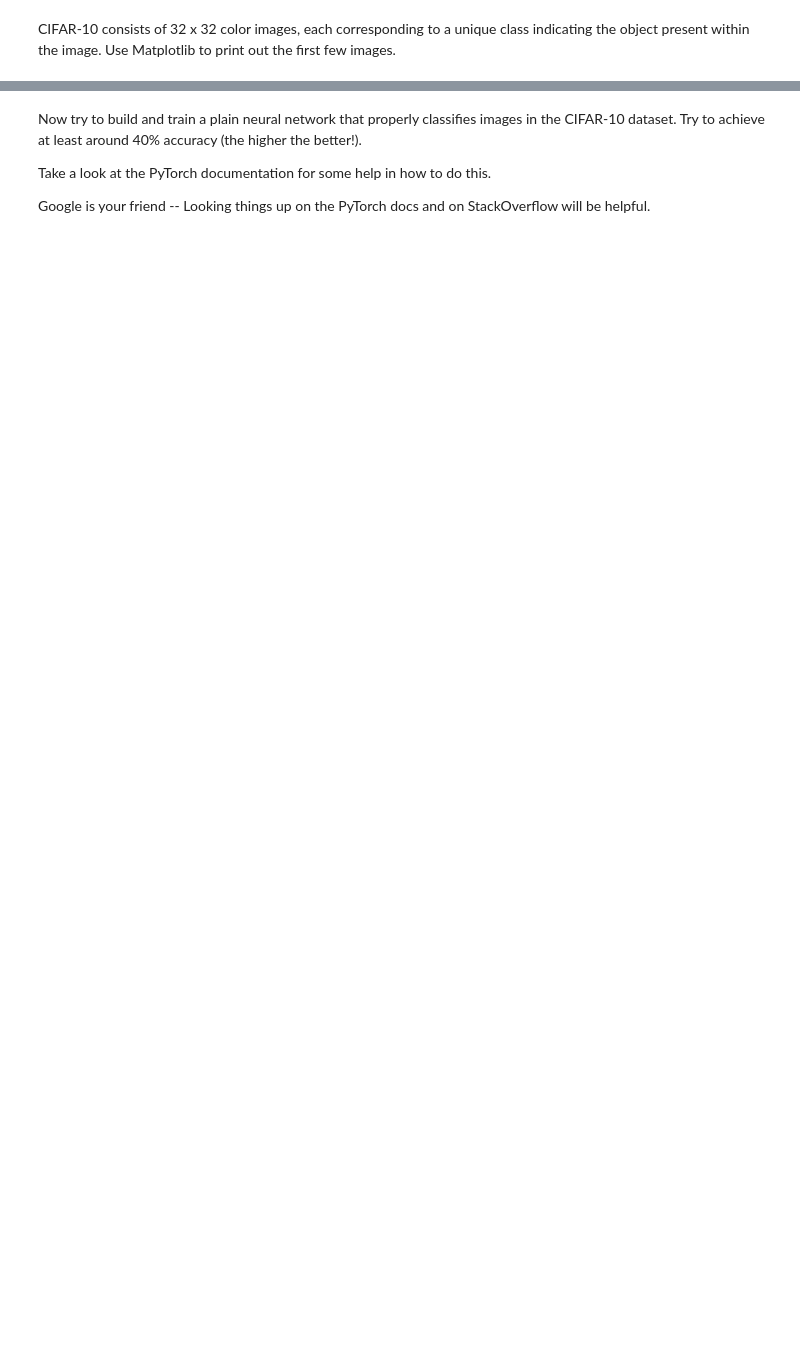
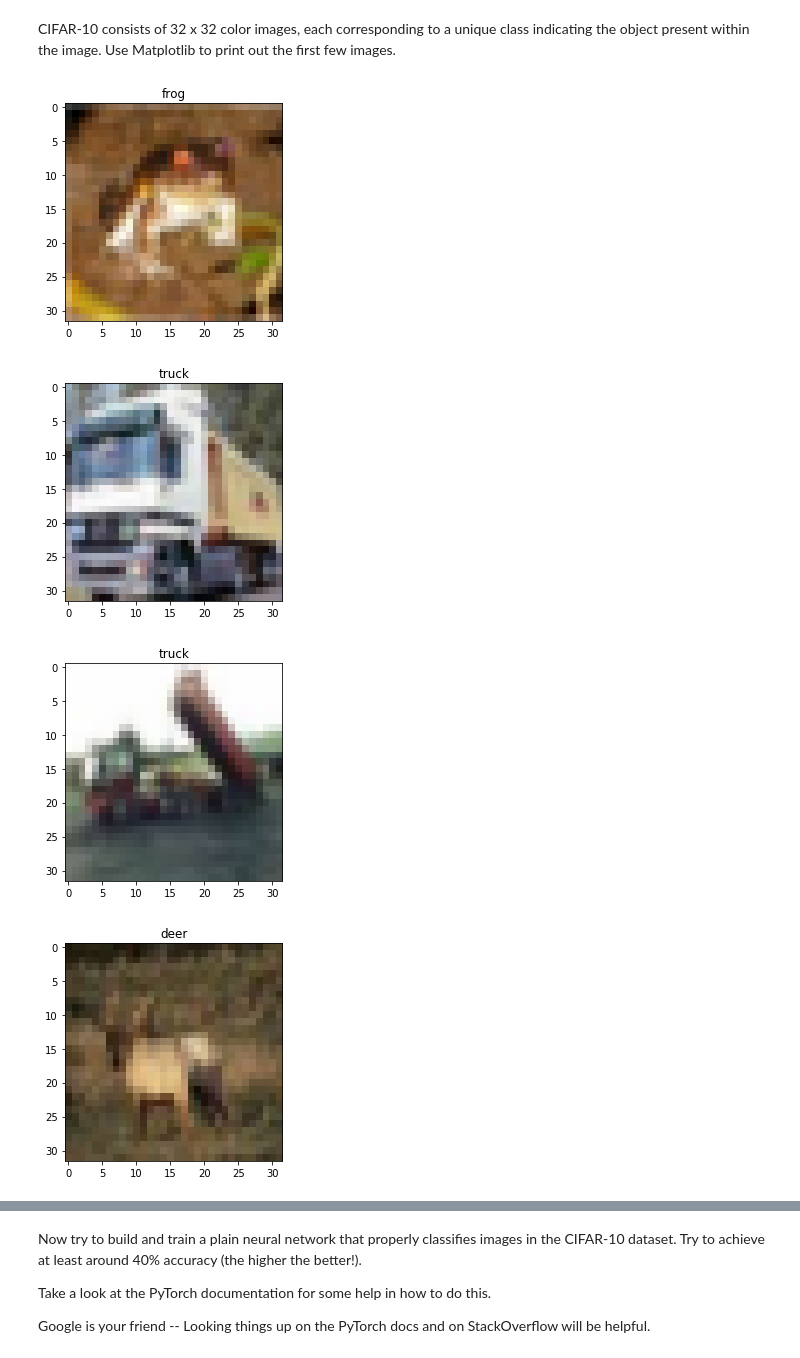
Before and after one commit to McGillAISociety/mais-bootcamp-w2019, a Jupyter notebook: Assignment3/assignment3.ipynb, the cells around one changed output, grey strips where cells are left out. Saved outputs shown, nothing was run; the diff lists cells and outputs as text; code cells hidden in the pictures; blank space fills up the shorter version.

```diff
--- a/Assignment3/assignment3.ipynb
+++ b/Assignment3/assignment3.ipynb
@@ -240,0 +302,23 @@ classes = ('plane', 'car', 'bird', 'cat', 'deer', 'dog', 'frog', 'horse', 'ship'
+# %%
+trainset = torchvision.datasets.CIFAR10(root='./data', train=True, download=True)
+val_and_test_set = torchvision.datasets.CIFAR10(root='./data', train=False, download=True)
+
+#Normalize
+val_and_test_set = [(np.asarray(image) / 256, label) for image, label in val_and_test_set]
+trainset = [(np.asarray(image) / 256, label) for image, label in trainset]
+
+#Split
+valset = val_and_test_set[:5000]
+testset = val_and_test_set[5000:]
+
+
+trainset = [(torch.tensor(image.reshape(1, -1)), torch.tensor(label)) for image, label in trainset]
+valset = [(torch.tensor(image.reshape(1,-1)), torch.tensor(label)) for image, label in valset]
+testset = [(torch.tensor(image.reshape(1,-1)), torch.tensor(label)) for image, label in testset]
+
+#Create loaders
+trainloader = torch.utils.data.DataLoader(trainset, batch_size=32, shuffle=True)
+valloader = torch.utils.data.DataLoader(valset, batch_size=32, shuffle=True)
+testloader = torch.utils.data.DataLoader(testset, batch_size=32, shuffle=True)
+
+classes = ('plane', 'car', 'bird', 'cat', 'deer', 'dog', 'frog', 'horse', 'ship', 'truck')
@@ -244,0 +330,10 @@ CIFAR-10 consists of 32 x 32 color images, each corresponding to a unique class
+# %%
+for image, label in trainset[:7]:
+    plt.title(classes[label])
+    plt.imshow(image.reshape(32,32,-1))
+    plt.show()
+# %% [output]
+[figure, added]
+[figure, added]
+[figure, added]
+[figure, added]
```
Also changed, not shown: parts of 22 cells of this notebook, 1 other file.
